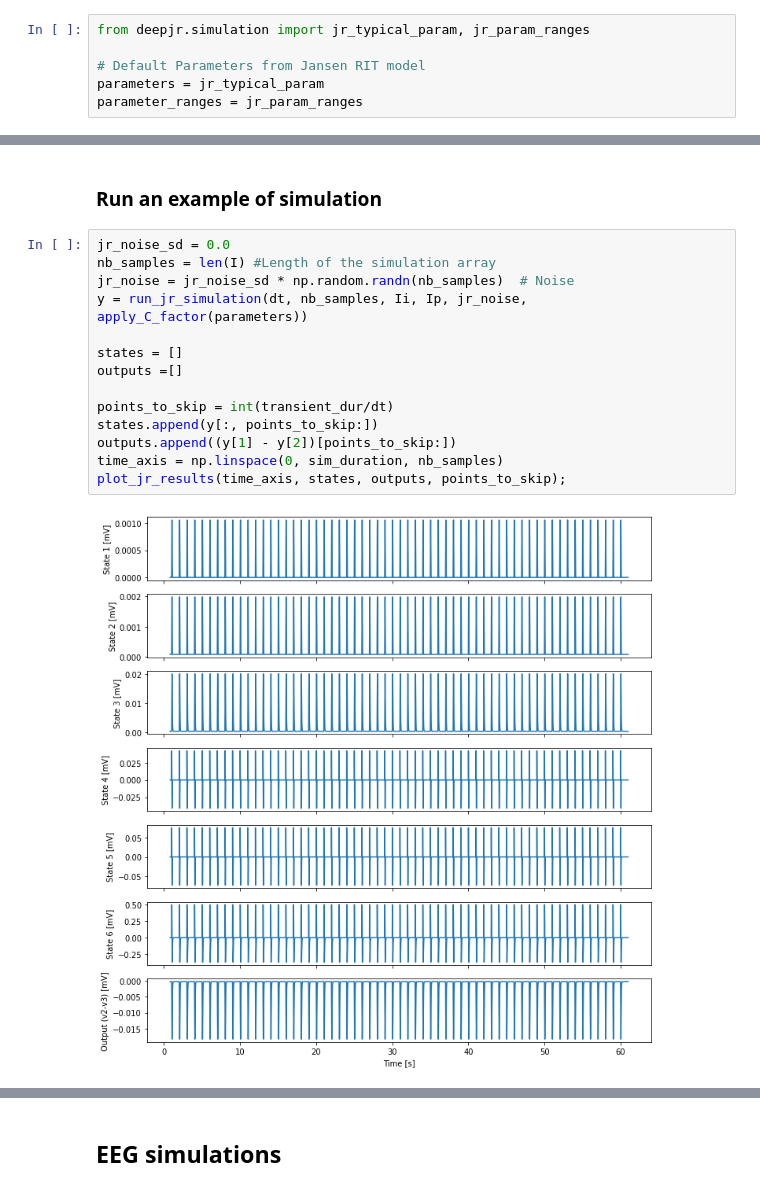
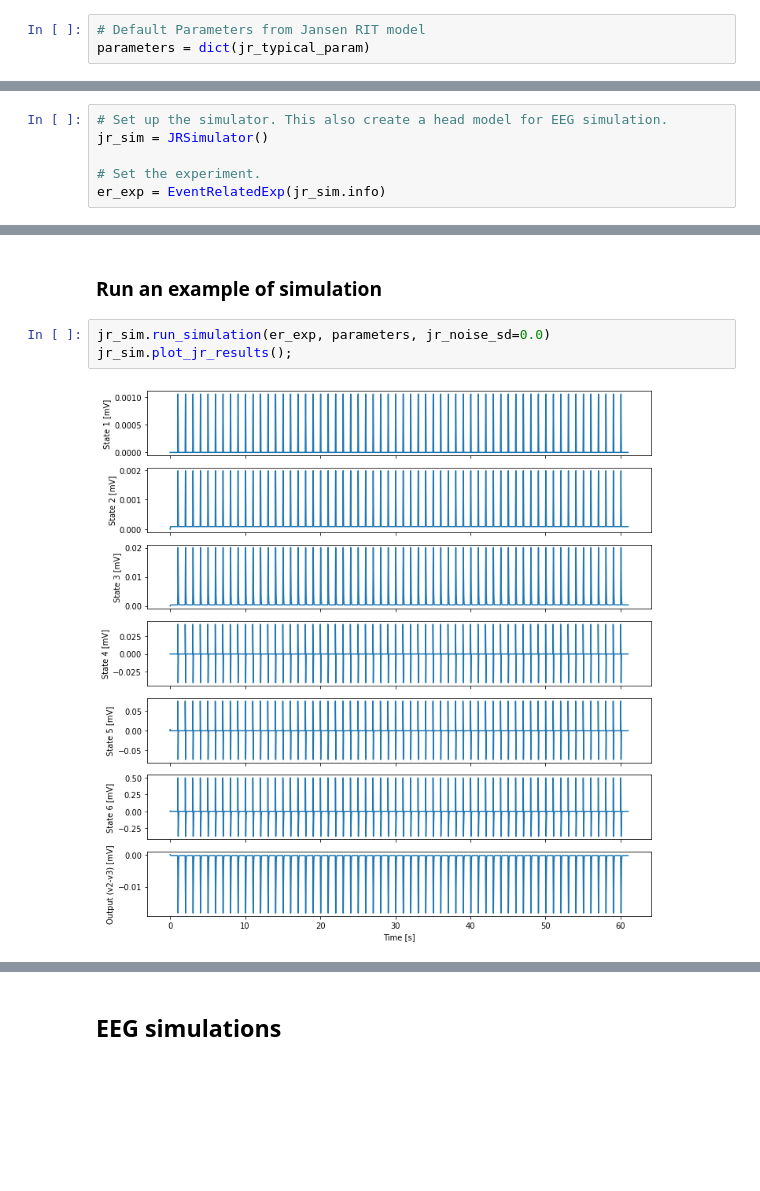
Before and after one commit to lina-usc/Jansen-Rit-Model-Benchmarking-Deep-Learning, a Jupyter notebook: notebooks/generating_training_dataset.ipynb, the cells around one changed output, grey strips where cells are left out. Saved outputs shown, nothing was run; the diff lists cells and outputs as text; blank space fills up the shorter version.

```diff
--- a/notebooks/generating_training_dataset.ipynb
+++ b/notebooks/generating_training_dataset.ipynb
@@ -29,8 +29,5 @@ These are the values for the Jansen Rit Model which are available in the literat
 | $v_{max}$  | Maximum firing rate of the neural populations (max. of sigmoid fct.)         | 50 Hz         |     -     |     -     |
 | $v_0$      | Value for which 50% of the maximum firing rate is attained 	                | 6 mV          | 3.12 mV   | 6.0 mV    |
 # %%
-from deepjr.simulation import jr_typical_param, jr_param_ranges
-
 # Default Parameters from Jansen RIT model
-parameters = jr_typical_param
-parameter_ranges = jr_param_ranges
+parameters = dict(jr_typical_param)
@@ -45,0 +50,6 @@ noise_cov = mne.make_ad_hoc_cov(info)
+# %%
+# Set up the simulator. This also create a head model for EEG simulation.
+jr_sim = JRSimulator()
+
+# Set the experiment.
+er_exp = EventRelatedExp(jr_sim.info)
@@ -111,18 +86,7 @@ plt.plot(time, I)
 # %% [markdown]
 ### Run an example of simulation
-# %%
-jr_noise_sd = 0.0
-nb_samples = len(I) #Length of the simulation array
-jr_noise = jr_noise_sd * np.random.randn(nb_samples)  # Noise
-y = run_jr_simulation(dt, nb_samples, Ii, Ip, jr_noise, apply_C_factor(parameters))
-
-states = []
-outputs =[]
-
-points_to_skip = int(transient_dur/dt)
-states.append(y[:, points_to_skip:])
-outputs.append((y[1] - y[2])[points_to_skip:])
-time_axis = np.linspace(0, sim_duration, nb_samples)
-plot_jr_results(time_axis, states, outputs, points_to_skip);
-# %% [output]
-[figure, removed]
+# %%
+jr_sim.run_simulation(er_exp, parameters, jr_noise_sd=0.0)
+jr_sim.plot_jr_results();
+# %% [output]
+[figure, added]
```
Also changed, not shown: parts of 22 cells of this notebook, 4 other files.
